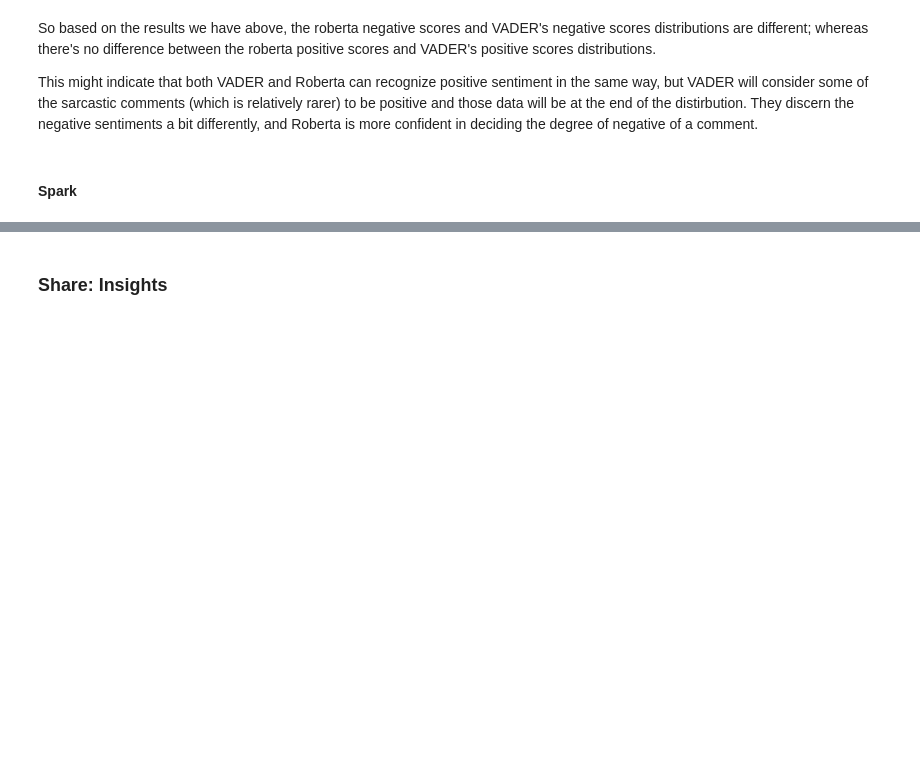
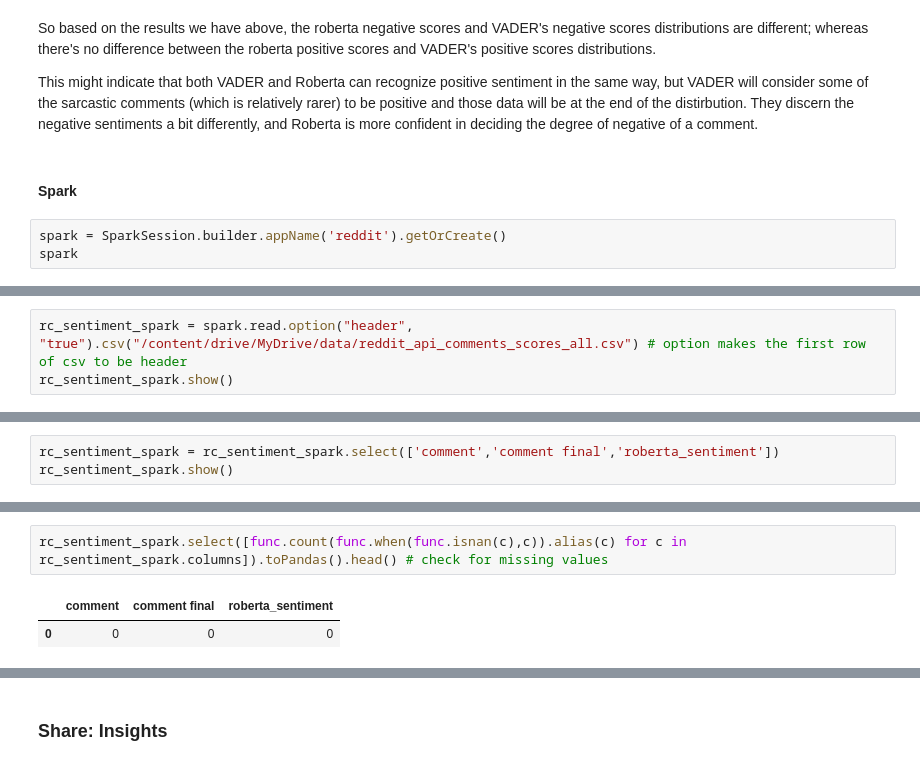
Before and after one commit to WilliamLu1999/Data-ML-Projects, a Jupyter notebook: reddit_api_sentiment_analysis_spark.ipynb, the cells around one changed output, grey strips where cells are left out. Saved outputs shown, nothing was run; the diff lists cells and outputs as text; blank space fills up the shorter version.

```diff
--- a/reddit_api_sentiment_analysis_spark.ipynb
+++ b/reddit_api_sentiment_analysis_spark.ipynb
@@ -815,3 +833,6 @@ So based on the results we have above, the roberta negative scores and VADER's n
 This might indicate that both VADER and Roberta can recognize positive sentiment in the same way, but VADER will consider some of the sarcastic comments (which is relatively rarer) to be positive and those data will be at the end of the distirbution. They discern the negative sentiments a bit differently, and Roberta is more confident in deciding the degree of negative of a comment.
 # %% [markdown]
 #### Spark
+# %%
+spark = SparkSession.builder.appName('reddit').getOrCreate()
+spark
@@ -817,0 +841,3 @@ This might indicate that both VADER and Roberta can recognize positive sentiment
+# %%
+rc_sentiment_spark = spark.read.option("header", "true").csv("/content/drive/MyDrive/data/reddit_api_comments_scores_all.csv") # option makes the first row of csv to be header
+rc_sentiment_spark.show()
@@ -817,0 +862,3 @@ This might indicate that both VADER and Roberta can recognize positive sentiment
+# %%
+rc_sentiment_spark = rc_sentiment_spark.select(['comment','comment final','roberta_sentiment'])
+rc_sentiment_spark.show()
@@ -817,0 +883,5 @@ This might indicate that both VADER and Roberta can recognize positive sentiment
+# %%
+rc_sentiment_spark.select([func.count(func.when(func.isnan(c),c)).alias(c) for c in rc_sentiment_spark.columns]).toPandas().head() # check for missing values
+# %% [output]
+|  | comment | comment final | roberta_sentiment |
+| 0 | 0 | 0 | 0 |
```
Also changed, not shown: parts of 13 cells of this notebook.
